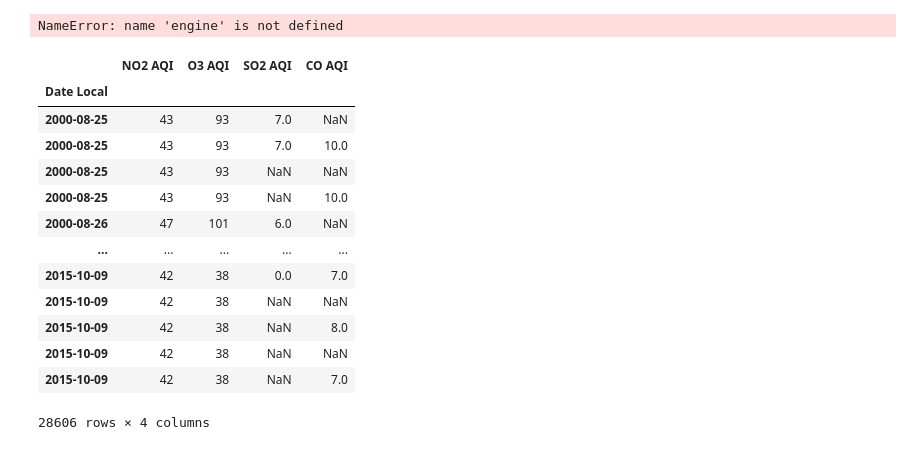
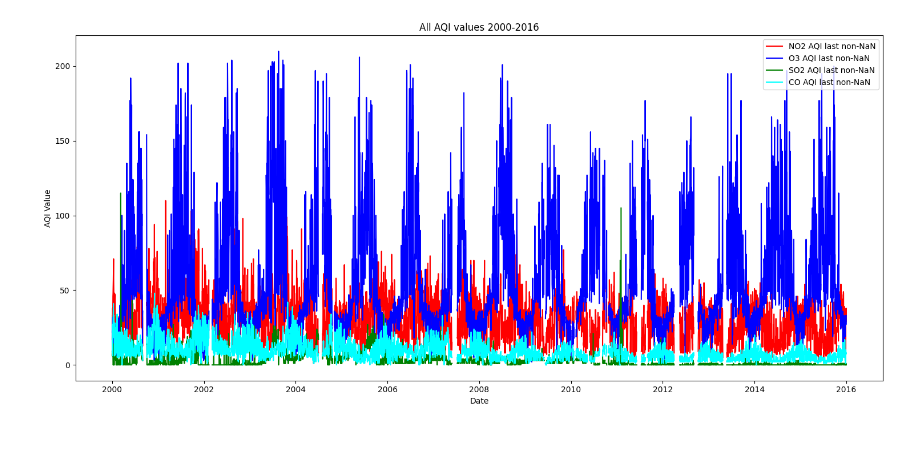
Before and after one commit to javadkhangurbanov/US-Air-Pollution-Forecasting, a Jupyter notebook: air-pollution-notebook.ipynb, the cells around one changed output. Saved outputs shown, nothing was run; the diff lists cells and outputs as text; code cells hidden in the pictures.

```diff
--- a/air-pollution-notebook.ipynb
+++ b/air-pollution-notebook.ipynb
@@ -39,55 +59,38 @@ def last_non_nan(series):
 # %%
 with engine.connect() as conn, conn.begin():
     df = pd.read_sql(query_second, conn)
-    plt.figure(figsize=(15, 7))
     df['Date Local'] = pd.to_datetime(df['Date Local'])
 
-    start_date = "2000-08-25"
-    end_date = "2000-10-09"
+    start_date = "2000-01-01"
+    end_date = "2016-01-01"
 
     mask = (df['Date Local'] >= start_date) & (df['Date Local'] <= end_date)
     df_filtered = df[mask]
 
     # THIS
     full_date_range = pd.date_range(start=start_date, end=end_date)
 
     # THIS
     df_filtered.set_index('Date Local', inplace=True)
 
     # THIS | resetting the indeces and not resetting gives the same plot
     last_non_nan_data_NO2 = df_filtered.resample('D').agg({"NO2 AQI": "last"}) # resets index of the last_non_nan_data_NO2 if reset_index is applied
     last_non_nan_data_O3 = df_filtered.resample('D').agg({"O3 AQI": "last"})
     last_non_nan_data_SO2 = df_filtered.resample('D').agg({"SO2 AQI": "last"})
     last_non_nan_data_CO = df_filtered.resample('D').agg({"CO AQI": "last"})
 
+    plt.figure(figsize=(15, 7))
     plt.plot(last_non_nan_data_NO2.index, last_non_nan_data_NO2['NO2 AQI'], label='NO2 AQI last non-NaN', color='red')
     plt.plot(last_non_nan_data_O3.index, last_non_nan_data_O3['O3 AQI'], label='O3 AQI last non-NaN', color='blue')
     plt.plot(last_non_nan_data_SO2.index, last_non_nan_data_SO2['SO2 AQI'], label='SO2 AQI last non-NaN', color='green')
     plt.plot(last_non_nan_data_CO.index, last_non_nan_data_CO['CO AQI'], label='CO AQI last non-NaN', color='cyan')
 
     plt.title('All AQI values 2000-2016')
     plt.xlabel('Date')
     plt.ylabel('AQI Value')
     plt.legend()
 
     plt.tight_layout()
     plt.show()
 # %% [output]
-NameError: name 'engine' is not defined
+[figure, added]
-# %%
-df_filtered
-# %% [output]
-|  | NO2 AQI | O3 AQI | SO2 AQI | CO AQI |
-| Date Local |  |  |  |  |
-| 2000-08-25 | 43 | 93 | 7.0 | NaN |
-| 2000-08-25 | 43 | 93 | 7.0 | 10.0 |
-| 2000-08-25 | 43 | 93 | NaN | NaN |
-| 2000-08-25 | 43 | 93 | NaN | 10.0 |
-| 2000-08-26 | 47 | 101 | 6.0 | NaN |
-| ... | ... | ... | ... | ... |
-| 2015-10-09 | 42 | 38 | 0.0 | 7.0 |
-| 2015-10-09 | 42 | 38 | NaN | NaN |
-| 2015-10-09 | 42 | 38 | NaN | 8.0 |
-| 2015-10-09 | 42 | 38 | NaN | NaN |
-| 2015-10-09 | 42 | 38 | NaN | 7.0 |
-28606 rows × 4 columns
```
Also changed, not shown: parts of 21 cells of this notebook.
